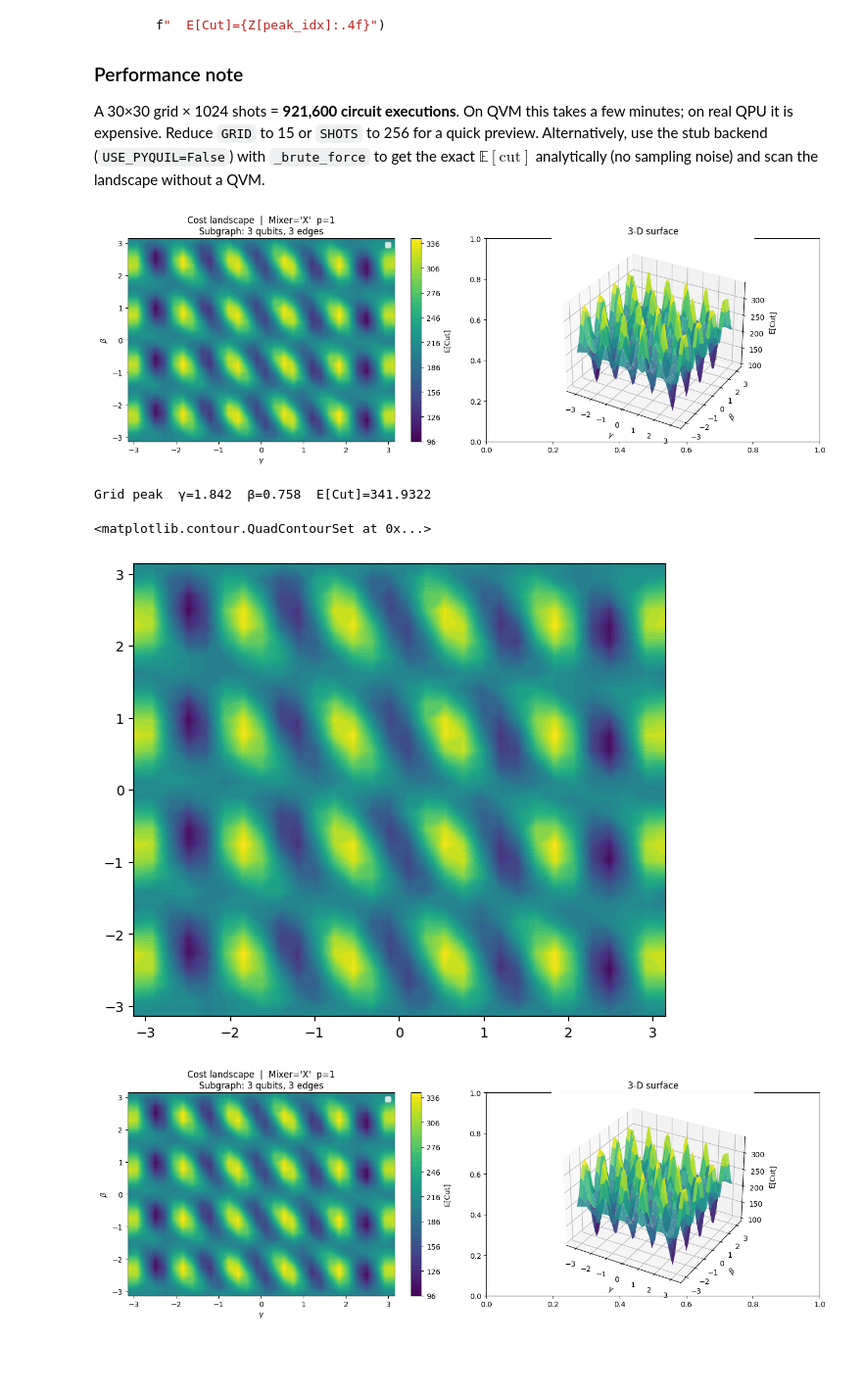
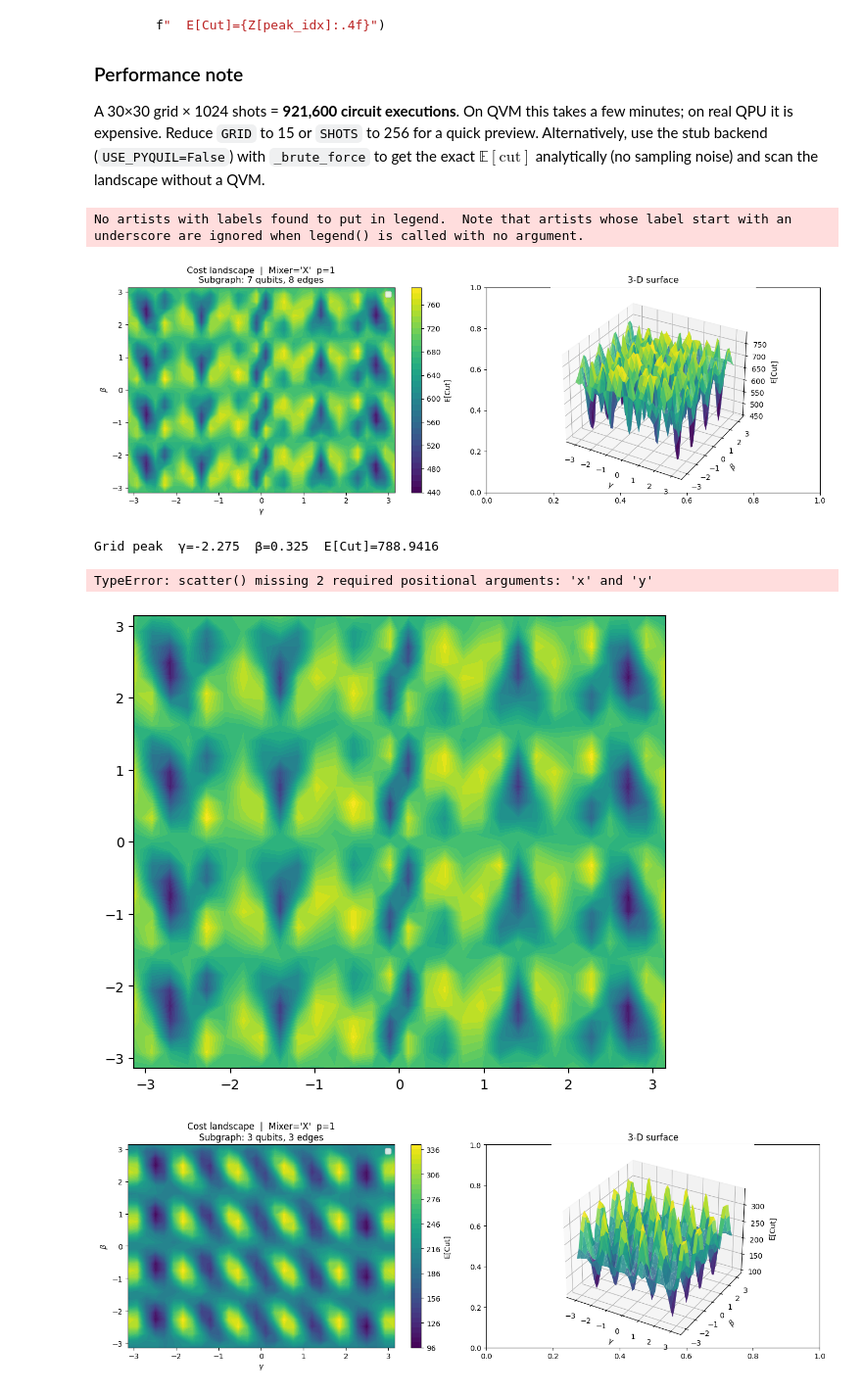
Before and after one commit to l2holV4l2u/Q-volution, a Jupyter notebook: dc_qaoa_visualization_new.ipynb, the cells around one changed output. Shown at 98% size. Cells and saved outputs as stored; diff of their text form; code cells hidden in the pictures; blank space fills up the shorter version.

```diff
--- a/dc_qaoa_visualization_new.ipynb
+++ b/dc_qaoa_visualization_new.ipynb
@@ -58,14 +58,14 @@ def draw_graph(G: nx.Graph, title: str, node_colors: list = None, pos: dict = No
 ## 2. Configuration & Load Graph
 # %%
 # ── Pipeline settings ────────────────────────────────────────────────────────
-GRAPH_PATH = Path("../dataset_A.csv")
+GRAPH_PATH = Path("dataset_A.csv")
 MAX_SIZE   = 8
 TOP_T      = 10
 METHOD     = "separator"   # "separator" (NaiveLGP) | "community"
 
 # ── QVM / QPU connection ─────────────────────────────────────────────────────
 import os
-os.environ["QCS_SETTINGS_APPLICATIONS_QVM_URL"] = "http://127.0.0.1:5001"
+# os.environ["QCS_SETTINGS_APPLICATIONS_QVM_URL"] = "http://127.0.0.1:5001"
 
 # ── Solver knobs ─────────────────────────────────────────────────────────────
 _solver_module.USE_PYQUIL   = True    # False → stub (brute-force / local search)
@@ -548,7 +549,7 @@ import numpy as np
 import matplotlib.pyplot as plt
 
 # ── 1. Pick a single leaf to survey ──────────────────────────────────────────
-leaf    = leaves[0]                          # first subgraph
+leaf    = leaves[1]                          # first subgraph
 nodes   = list(leaf.graph.nodes())
 n       = len(nodes)
 node_idx = {v: i for i, v in enumerate(nodes)}
@@ -556,10 +557,10 @@ edges   = [(node_idx[u], node_idx[v], float(d.get("weight", 1.0)))
            for u, v, d in leaf.graph.edges(data=True)]
 
 # ── 2. Compile the p=1 circuit once ──────────────────────────────────────────
-import solver as _solver_module
-from solver import _build_qaoa_program
+from dc_qaoa import solver as _solver_module
+from dc_qaoa.solver import _build_qaoa_program
 
-prog       = _build_qaoa_program(n, edges, p_layers=1,
+prog = _build_qaoa_program(n, edges, p_layers=1,
                                   mixer_mode=_solver_module.MIXER_MODE)
 executable = _solver_module._QC.compile(
     prog.wrap_in_numshots_loop(_solver_module.SHOTS)
@@ -600,42 +601,43 @@ axes[0].set_title(
     f"Subgraph: {n} qubits, {len(edges)} edges"
 )
 
 # Scatter the COBYLA starting and final points (if history available)
 history = _solver_module.OPTIMIZATION_HISTORY.get(id(leaf))
 if history:
     # Rerun just to recover start points from the fixed seed
     rng = np.random.default_rng(_solver_module.SEED)
     for trial in range(_solver_module.NUM_STARTS):
         g0, b0 = rng.uniform(-np.pi, np.pi, 2)
         axes[0].scatter(g0, b0, marker="x", color="red",  s=60, zorder=5)
     axes[0].scatter([], [], marker="x", color="red",  label="COBYLA start")
 axes[0].legend()
 
 # 3-D surface
 ax3d = fig.add_subplot(1, 2, 2, projection="3d")   # replace axes[1] with 3D
 # Note: add `from mpl_toolkits.mplot3d import Axes3D` at top of notebook
 ax3d.plot_surface(G_grid, B_grid, Z, cmap="viridis", alpha=0.85)
 ax3d.set_xlabel(r"$\gamma$")
 ax3d.set_ylabel(r"$\beta$")
 ax3d.set_zlabel("E[Cut]")
 ax3d.set_title("3-D surface")
 
 plt.tight_layout()
 plt.show()
 
 peak_idx = np.unravel_index(Z.argmax(), Z.shape)
 print(f"Grid peak  γ={gamma_vals[peak_idx[0]]:.3f}  β={beta_vals[peak_idx[1]]:.3f}"
       f"  E[Cut]={Z[peak_idx]:.4f}")
 # %% [output]
+No artists with labels found to put in legend.  Note that artists whose label start with an underscore are ignored when legend() is called with no argument.
-[figure, old version]
+[figure, new version]
-Grid peak  γ=1.842  β=0.758  E[Cut]=341.9322
+Grid peak  γ=-2.275  β=0.325  E[Cut]=788.9416
 # %%
 plt.figure(figsize=(7, 6))
 plt.contourf(G_grid, B_grid, Z, levels=40, cmap="viridis")
 plt.scatter()
 # %% [output]
-<matplotlib.contour.QuadContourSet at 0x...>
+TypeError: scatter() missing 2 required positional arguments: 'x' and 'y'
-[figure, old version]
+[figure, new version]
 # %%
 fig, axes = plt.subplots(1, 2, figsize=(14, 5))
 
```
Also changed, not shown: parts of 6 cells of this notebook, 2 other files.
